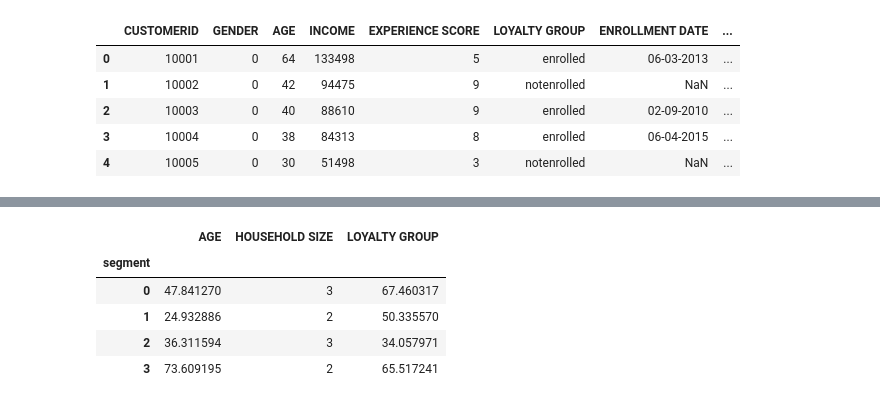
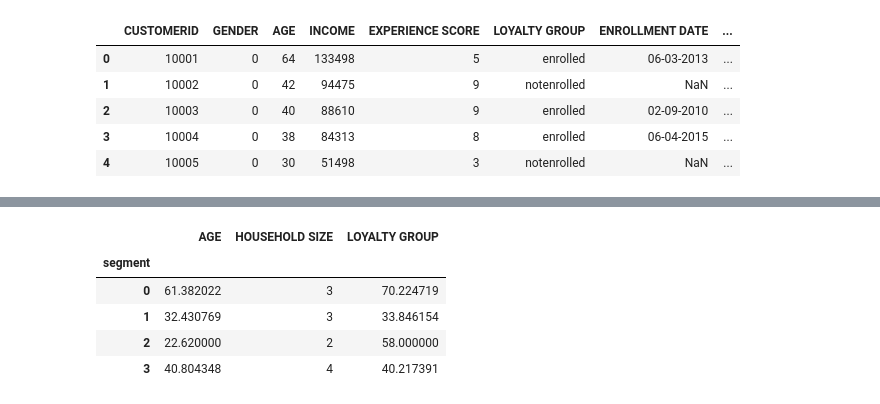
Before and after one commit to Amref-Health-Africa-in-Uganda/IBM_Digital_Nation, a Jupyter notebook: Exercise-Clustering.ipynb, the cells around one changed output, grey strips where cells are left out. Saved outputs shown, nothing was run; the diff lists cells and outputs as text; code cells hidden in the pictures.

```diff
--- a/Exercise-Clustering.ipynb
+++ b/Exercise-Clustering.ipynb
@@ -159,0 +259,3 @@ def percent_loyalty(series):
+# %%
+AgglomerativeClustering_model=AgglomerativeClustering(n_clusters=4)
+AgglomerativeClustering_model
@@ -159,0 +266,3 @@ def percent_loyalty(series):
+# %%
+cluster_output_2=AgglomerativeClustering_model.fit_predict(cluster_input)
+cluster_output_2
@@ -159,0 +287,3 @@ def percent_loyalty(series):
+# %%
+cluster_output_2_pd=pd.DataFrame(cluster_output_2,columns=['segment'])
+cluster_output_2_pd.head()
@@ -159,0 +319,3 @@ def percent_loyalty(series):
+# %%
+customer_demographics_2=pd.concat([customer_all_view,cluster_output_2_pd],axis=1)
+customer_demographics_2.head()
@@ -160,9 +338,9 @@ def percent_loyalty(series):
 # %%
-customer_demographics.groupby('segment').agg({'AGE':'mean','HOUSEHOLD SIZE':'median','LOYALTY GROUP': percent_loyalty})
+customer_demographics_2.groupby('segment').agg({'AGE':'mean','HOUSEHOLD SIZE':'median','LOYALTY GROUP': percent_loyalty})
 # %% [output]
 |  | AGE | HOUSEHOLD SIZE | LOYALTY GROUP |
 | segment |  |  |  |
-| 0 | 47.841270 | 3 | 67.460317 |
-| 1 | 24.932886 | 2 | 50.335570 |
-| 2 | 36.311594 | 3 | 34.057971 |
-| 3 | 73.609195 | 2 | 65.517241 |
+| 0 | 61.382022 | 3 | 70.224719 |
+| 1 | 32.430769 | 3 | 33.846154 |
+| 2 | 22.620000 | 2 | 58.000000 |
+| 3 | 40.804348 | 4 | 40.217391 |
```
Also changed, not shown: parts of 23 cells of this notebook.
